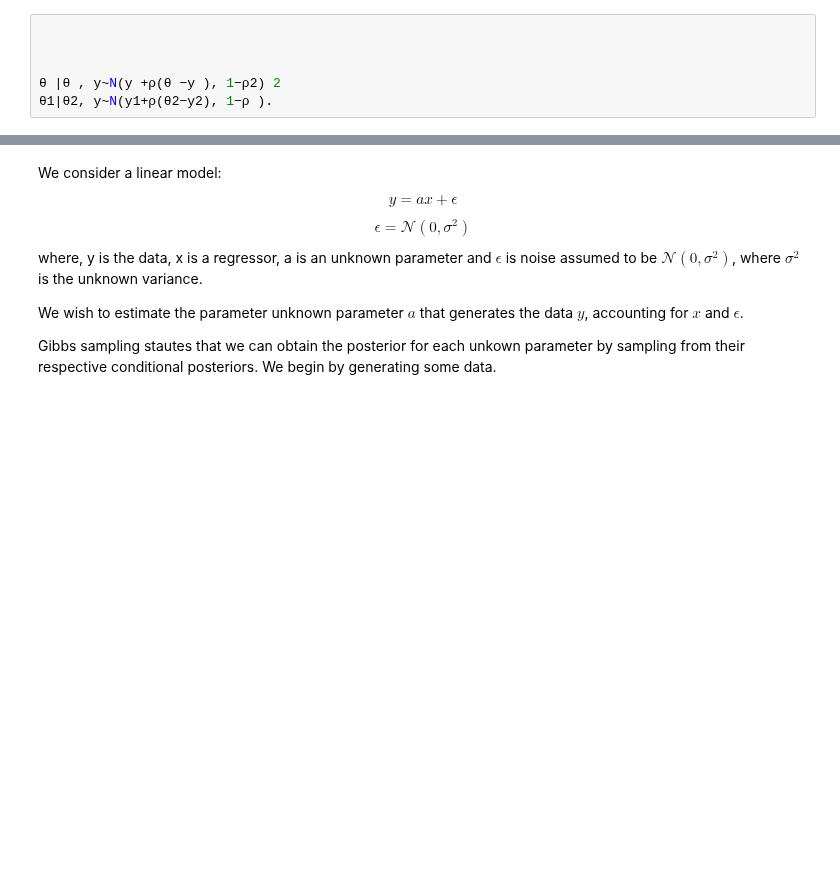
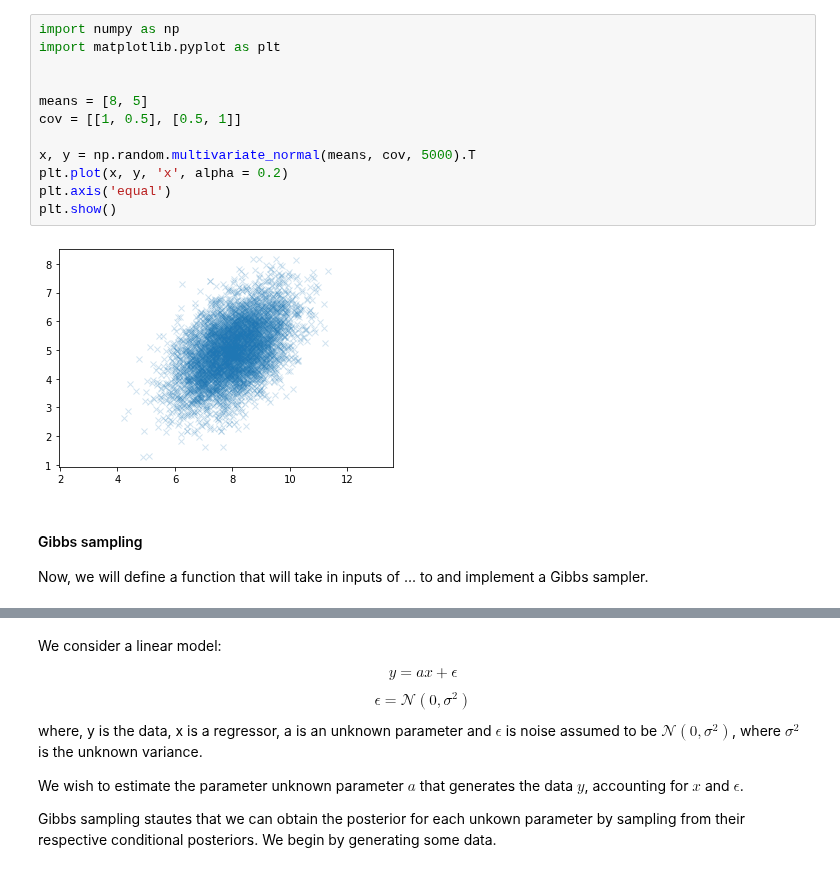
Before and after one commit to PavanChaggar/Bayesian_inference, a Jupyter notebook: python_tutorials/Gibbs_Sampling.ipynb, the cells around one changed output, grey strips where cells are left out. Cells and saved outputs as stored; diff of their text form; blank space fills up the shorter version.

Commit message:
added gibbs sampler for bivariate normal distribution

```diff
--- a/python_tutorials/Gibbs_Sampling.ipynb
+++ b/python_tutorials/Gibbs_Sampling.ipynb
@@ -34,6 +45,17 @@ For the derivation of these conditional posteriors, see here. (link to be added
-# %%
-
-
-
-θ |θ , y~N(y +ρ(θ −y ), 1−ρ2) 2
-θ1|θ2, y~N(y1+ρ(θ2−y2), 1−ρ ).
+# %%
+import numpy as np
+import matplotlib.pyplot as plt
+
+
+means = [8, 5]
+cov = [[1, 0.5], [0.5, 1]]
+
+x, y = np.random.multivariate_normal(means, cov, 5000).T
+plt.plot(x, y, 'x', alpha = 0.2)
+plt.axis('equal')
+plt.show()
+# %% [output]
+[figure, added]
+# %% [markdown]
+#### Gibbs sampling
+Now, we will define a function that will take in inputs of ... to and implement a Gibbs sampler.
```
Also changed, not shown: parts of 4 cells of this notebook.
